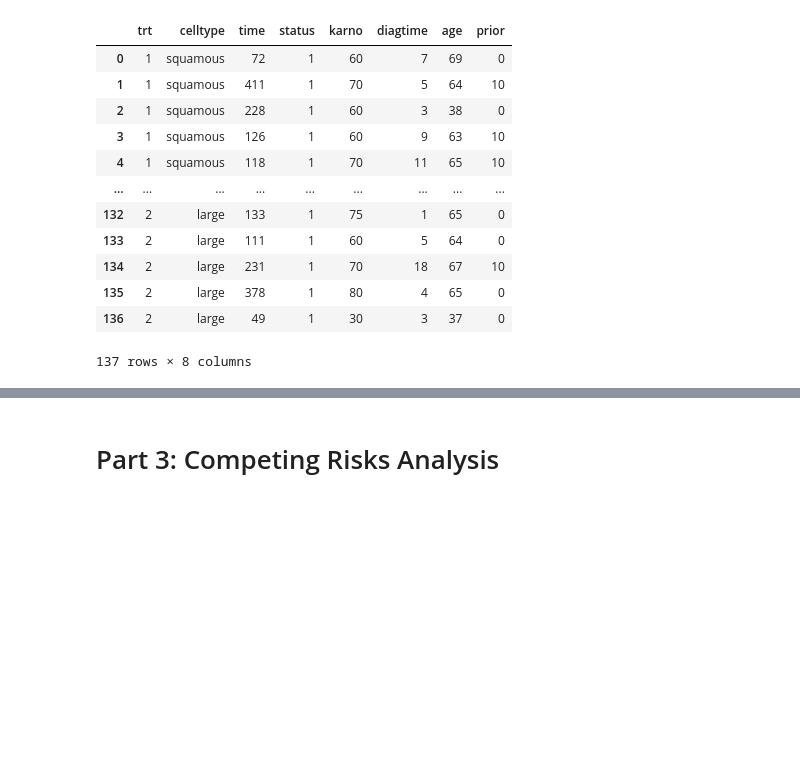
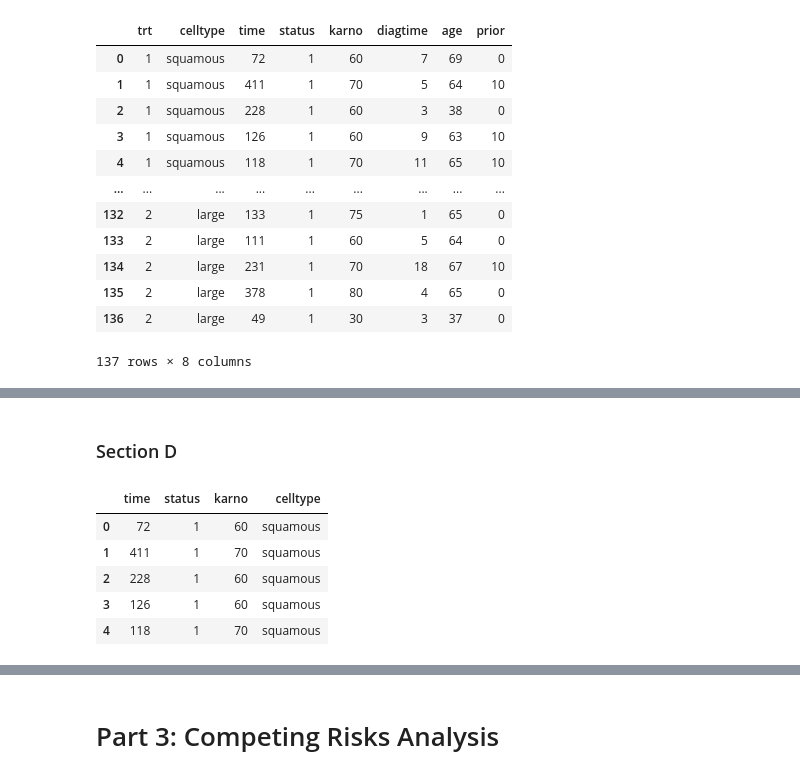
Before and after one commit to Mormorfor/SAML_project, a Jupyter notebook: hw2/SAML_hw2.ipynb, the cells around one changed output, grey strips where cells are left out. Drawn from its saved outputs; the diff is of its cells as text; code cells hidden in the pictures; blank space fills up the shorter version.

```diff
--- a/hw2/SAML_hw2.ipynb
+++ b/hw2/SAML_hw2.ipynb
@@ -28,0 +213,13 @@ df
+# %% [markdown]
+### Section D
+# %%
+strat_df = df[["time", "status", "karno", "celltype"]].dropna().copy()
+
+strat_df.head()
+# %% [output]
+|  | time | status | karno | celltype |
+| 0 | 72 | 1 | 60 | squamous |
+| 1 | 411 | 1 | 70 | squamous |
+| 2 | 228 | 1 | 60 | squamous |
+| 3 | 126 | 1 | 60 | squamous |
+| 4 | 118 | 1 | 70 | squamous |
```
Also changed, not shown: parts of 36 cells of this notebook.
